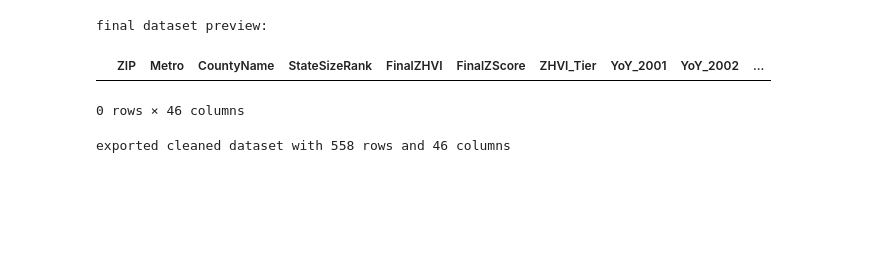
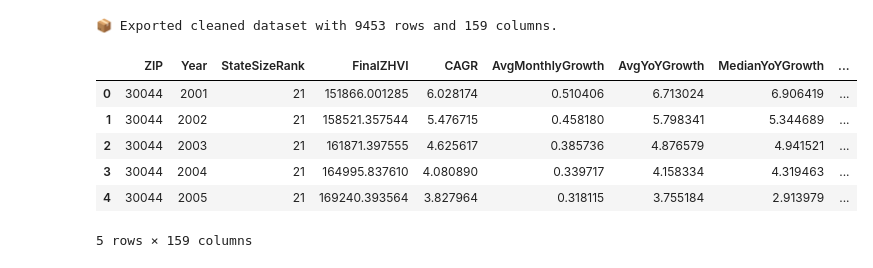
Before and after one commit to linnerlek/predicting-house-values, a Jupyter notebook: analysis.ipynb, the cells around one changed output. Saved outputs shown, nothing was run; the diff lists cells and outputs as text; code cells hidden in the pictures; blank space fills up the shorter version.

```diff
--- a/analysis.ipynb
+++ b/analysis.ipynb
@@ -396,42 +224,33 @@ print(f"✅ Merged ACS ZIP-level features. Missing ZIP matches: {missing_zips}")
 # %%
-# prepares final export dataset and writes to csv
+# Cell 6: finalize and export dataset with one-hot encoding
 
-# assign new state-specific rank based on original SizeRank values
-df["StateSizeRank"] = df["SizeRank"].rank(method="min").astype(int)
+# remove rows with missing target
+rolling_df = rolling_df[rolling_df["YoY_target"].notna()].copy()
 
-# drop RegionID and original SizeRank
-df.drop(columns=["RegionID", "SizeRank"], inplace=True)
+# group rare Metro and CountyName
+def group_rare(series, min_count=2):
+    counts = series.value_counts()
+    return series.apply(lambda x: x if counts[x] >= min_count else "Other")
 
-# columns to drop
-drop_cols = [
-    col for col in df.columns
-    if col in [
-        "State", "StateName", "RegionType", "TrimmedZHVI", "InterpolatedZHVI",
-        "TrimmedLength", "TrimmedMissing", "InterpolatedMissing",
-        "Total_Growth", "CAGR", "AvgMonthlyGrowth", "Volatility", "City"
-    ] or col in zhvi_cols
-]
+rolling_df["Metro"] = group_rare(rolling_df["Metro"])
+rolling_df["CountyName"] = group_rare(rolling_df["CountyName"])
 
-# create final cleaned version for modeling
-export_df = df.drop(columns=drop_cols)
+# one-hot encode categorical columns
+rolling_df = pd.get_dummies(rolling_df, columns=["Metro", "CountyName"], drop_first=True)
 
-# reorder columns
-meta_cols = ["ZIP", "Metro", "CountyName", "StateSizeRank"]
-target_col = "YoY_2025"
-feature_cols = [col for col in export_df.columns if col not in meta_cols + [target_col]]
-ordered_cols = meta_cols + feature_cols + [target_col]
-export_df = export_df[ordered_cols]
+# drop NA and reset index
+rolling_df = rolling_df.dropna().reset_index(drop=True)
 
-# shuffle rows
-export_df = export_df.sample(frac=1, random_state=42).reset_index(drop=True)
-
-# export to csv
-print("final dataset preview:")
-display(export_df.head(0))
-export_df.to_csv("final_processed_dataset.csv", index=False)
-print(f"exported cleaned dataset with {export_df.shape[0]} rows and {export_df.shape[1]} columns")
+# export to CSV
+rolling_df.to_csv("final_processed_dataset.csv", index=False)
+print(f"📦 Exported cleaned dataset with {rolling_df.shape[0]} rows and {rolling_df.shape[1]} columns.")
+display(rolling_df.head())
 # %% [output]
-final dataset preview:
+📦 Exported cleaned dataset with 9453 rows and 159 columns.
-|  | ZIP | Metro | CountyName | StateSizeRank | FinalZHVI | FinalZScore | ZHVI_Tier | YoY_2001 | YoY_2002 | ... |
+|  | ZIP | Year | StateSizeRank | FinalZHVI | CAGR | AvgMonthlyGrowth | AvgYoYGrowth | MedianYoYGrowth | ... |
+| 0 | 30044 | 2001 | 21 | 151866.001285 | 6.028174 | 0.510406 | 6.713024 | 6.906419 | ... |
+| 1 | 30044 | 2002 | 21 | 158521.357544 | 5.476715 | 0.458180 | 5.798341 | 5.344689 | ... |
+| 2 | 30044 | 2003 | 21 | 161871.397555 | 4.625617 | 0.385736 | 4.876579 | 4.941521 | ... |
+| 3 | 30044 | 2004 | 21 | 164995.837610 | 4.080890 | 0.339717 | 4.158334 | 4.319463 | ... |
+| 4 | 30044 | 2005 | 21 | 169240.393564 | 3.827964 | 0.318115 | 3.755184 | 2.913979 | ... |
-0 rows × 46 columns
+5 rows × 159 columns
-exported cleaned dataset with 558 rows and 46 columns
```
Also changed, not shown: parts of 5 cells of this notebook, 2 other files.
